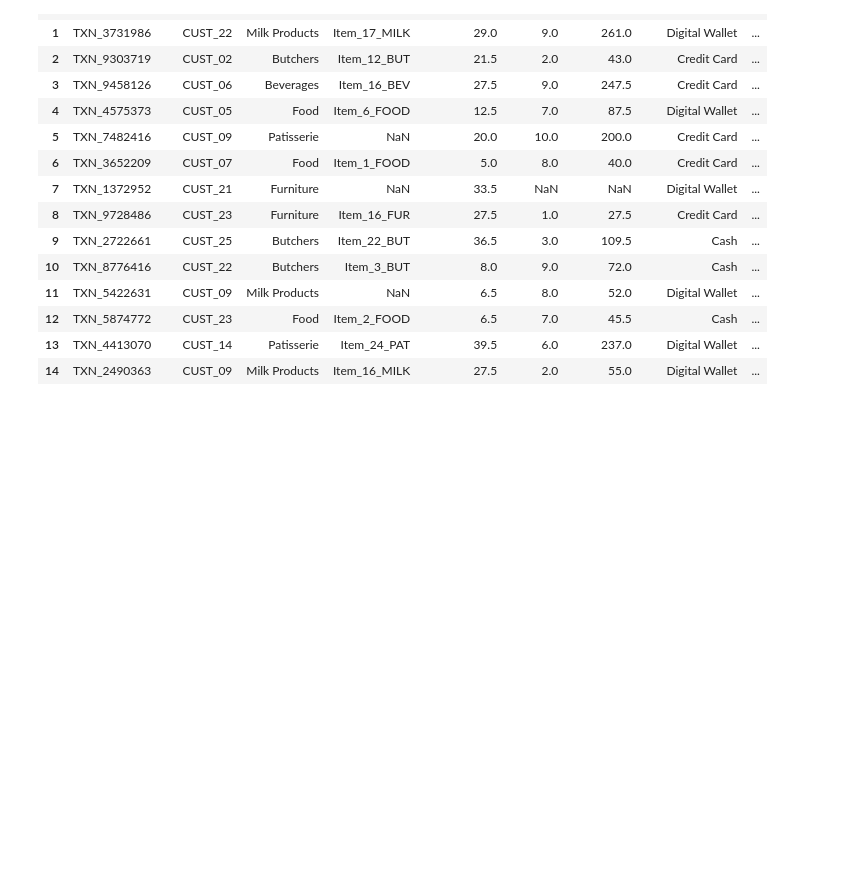
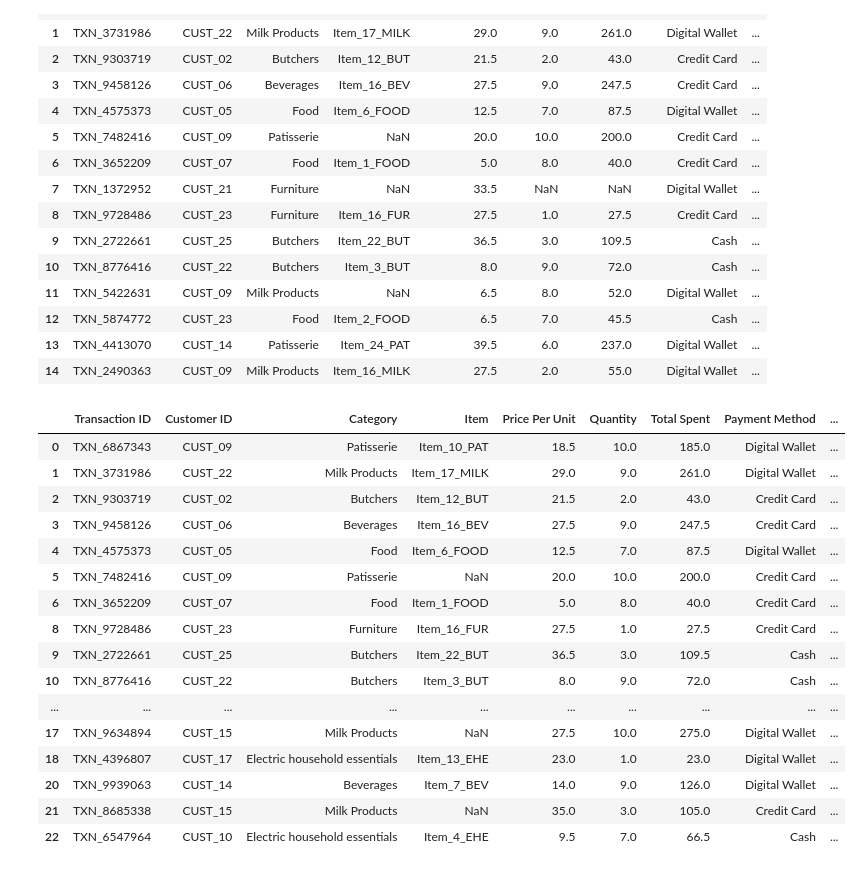
Before and after one commit to Nadish-KANERIA/Retail_Store_Sales_EDA, a Jupyter notebook: Work.ipynb, the cells around one changed output. Saved outputs shown, nothing was run; the diff lists cells and outputs as text; code cells hidden in the pictures; blank space fills up the shorter version.

Commit message:
Dataset is fully cleaned

```diff
--- a/Work.ipynb
+++ b/Work.ipynb
@@ -123,3 +123,28 @@ df.head(15)
 | 12 | TXN_5874772 | CUST_23 | Food | Item_2_FOOD | 6.5 | 7.0 | 45.5 | Cash | ... |
 | 13 | TXN_4413070 | CUST_14 | Patisserie | Item_24_PAT | 39.5 | 6.0 | 237.0 | Digital Wallet | ... |
 | 14 | TXN_2490363 | CUST_09 | Milk Products | Item_16_MILK | 27.5 | 2.0 | 55.0 | Digital Wallet | ... |
+# %%
+df_clean= df.copy()
+
+df_clean = df_clean.dropna(subset = ['Quantity', 'Total Spent'])
+# %%
+df_clean.isna().sum()
+df_clean.head(20)
+# %% [output]
+|  | Transaction ID | Customer ID | Category | Item | Price Per Unit | Quantity | Total Spent | Payment Method | ... |
+| 0 | TXN_6867343 | CUST_09 | Patisserie | Item_10_PAT | 18.5 | 10.0 | 185.0 | Digital Wallet | ... |
+| 1 | TXN_3731986 | CUST_22 | Milk Products | Item_17_MILK | 29.0 | 9.0 | 261.0 | Digital Wallet | ... |
+| 2 | TXN_9303719 | CUST_02 | Butchers | Item_12_BUT | 21.5 | 2.0 | 43.0 | Credit Card | ... |
+| 3 | TXN_9458126 | CUST_06 | Beverages | Item_16_BEV | 27.5 | 9.0 | 247.5 | Credit Card | ... |
+| 4 | TXN_4575373 | CUST_05 | Food | Item_6_FOOD | 12.5 | 7.0 | 87.5 | Digital Wallet | ... |
+| 5 | TXN_7482416 | CUST_09 | Patisserie | NaN | 20.0 | 10.0 | 200.0 | Credit Card | ... |
+| 6 | TXN_3652209 | CUST_07 | Food | Item_1_FOOD | 5.0 | 8.0 | 40.0 | Credit Card | ... |
+| 8 | TXN_9728486 | CUST_23 | Furniture | Item_16_FUR | 27.5 | 1.0 | 27.5 | Credit Card | ... |
+| 9 | TXN_2722661 | CUST_25 | Butchers | Item_22_BUT | 36.5 | 3.0 | 109.5 | Cash | ... |
+| 10 | TXN_8776416 | CUST_22 | Butchers | Item_3_BUT | 8.0 | 9.0 | 72.0 | Cash | ... |
+| ... | ... | ... | ... | ... | ... | ... | ... | ... | ... |
+| 17 | TXN_9634894 | CUST_15 | Milk Products | NaN | 27.5 | 10.0 | 275.0 | Digital Wallet | ... |
+| 18 | TXN_4396807 | CUST_17 | Electric household essentials | Item_13_EHE | 23.0 | 1.0 | 23.0 | Digital Wallet | ... |
+| 20 | TXN_9939063 | CUST_14 | Beverages | Item_7_BEV | 14.0 | 9.0 | 126.0 | Digital Wallet | ... |
+| 21 | TXN_8685338 | CUST_15 | Milk Products | NaN | 35.0 | 3.0 | 105.0 | Credit Card | ... |
+| 22 | TXN_6547964 | CUST_10 | Electric household essentials | Item_4_EHE | 9.5 | 7.0 | 66.5 | Cash | ... |
```
Also changed, not shown: parts of 1 cell of this notebook.
